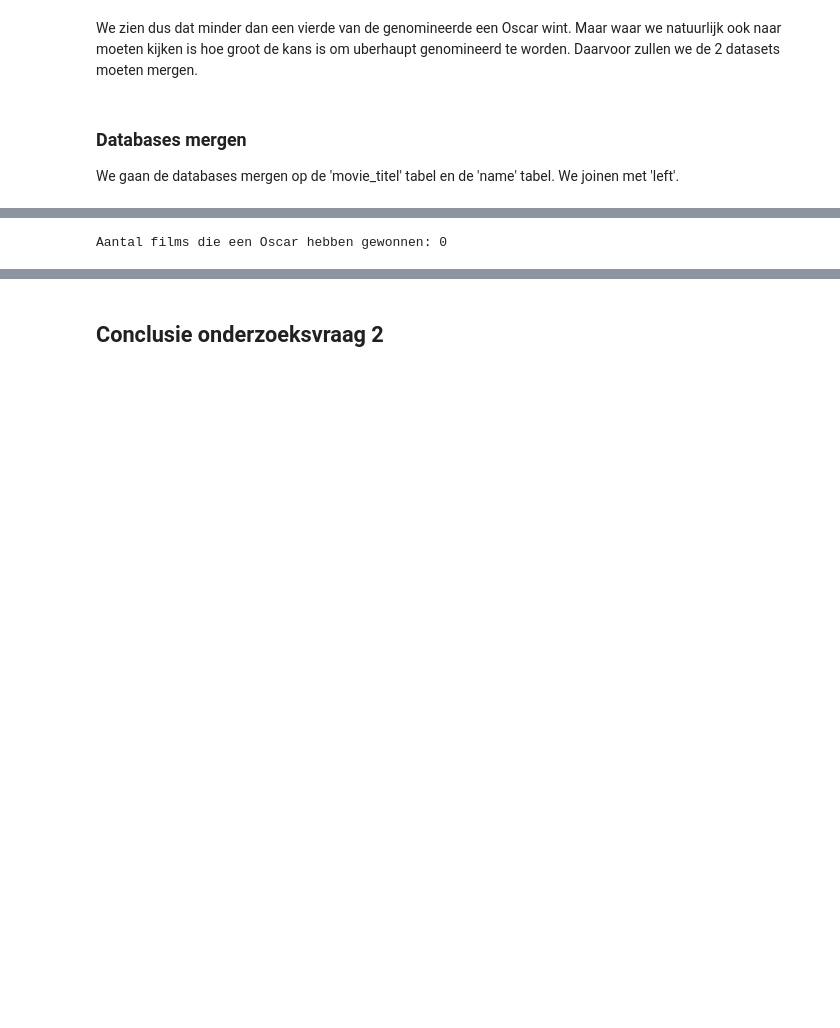
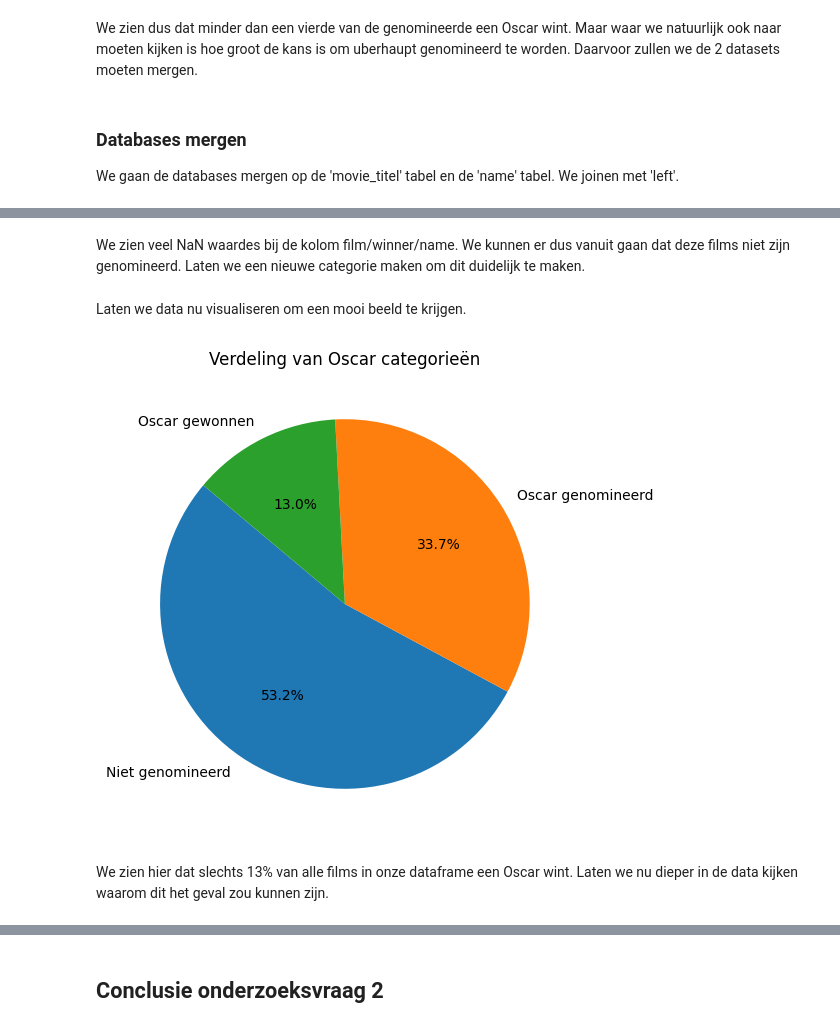
Before and after one commit to Pimdw/CM_CASUS, a Jupyter notebook: main.ipynb, the cells around one changed output, grey strips where cells are left out. Saved outputs shown, nothing was run; the diff lists cells and outputs as text; code cells hidden in the pictures; blank space fills up the shorter version.

Commit message:
alles compleet

```diff
--- a/main.ipynb
+++ b/main.ipynb
@@ -891,3 +892,12 @@ We zien dus dat minder dan een vierde van de genomineerde een Oscar wint. Maar w
 ### Databases mergen
 
 We gaan de databases mergen op de 'movie_titel' tabel en de 'name' tabel. We joinen met 'left'.
+# %%
+# Zet de datatypes om naar strings
+
+dfr['movie_title'] = dfr['movie_title'].astype(str)
+oscar_db['film'] = oscar_db['film'].astype(str)
+
+# Normaliseer de data
+dfr['movie_title'] = dfr['movie_title'].str.strip().str.lower()
+oscar_db['film'] = oscar_db['film'].str.strip().str.lower()
@@ -894,5 +922,5 @@ We gaan de databases mergen op de 'movie_titel' tabel en de 'name' tabel. We joi
 # %%
-merged_df = pd.merge(dfr, odb, left_on='movie_title', right_on='name', how='left')
+merged_df = pd.merge(dfr, oscar_db, left_on='movie_title', right_on='film', how='left')
 # %%
 merged_df.sample(5)
 # %% [output]
@@ -905,8 +933,21 @@ merged_df.sample(5)
-# %%
-# Aantal films waarbij ze een oscar hebben gewonnen
-true_winners = merged_df['winner'].sum()
-
-# Resultaat afdrukken
-print(f"Aantal films die een Oscar hebben gewonnen: {true_winners}")
-# %% [output]
-Aantal films die een Oscar hebben gewonnen: 0
+# %% [markdown]
+We zien veel NaN waardes bij de kolom film/winner/name. We kunnen er dus vanuit gaan dat deze films niet zijn genomineerd. Laten we een nieuwe categorie maken om dit duidelijk te maken.
+# %%
+# Voeg een nieuwe kolom toe voor de categorieën
+merged_df['categorie'] = merged_df['winner'].apply(
+    lambda x: 'Oscar gewonnen' if x == True else ('Oscar genomineerd' if x == False else 'Niet genomineerd')
+)
+# %% [markdown]
+Laten we data nu visualiseren om een mooi beeld te krijgen.
+# %%
+# Data visualiseren
+categorie_counts = merged_df['categorie'].value_counts()
+
+plt.figure(figsize=(8, 6))
+plt.pie(categorie_counts, labels=categorie_counts.index, autopct='%1.1f%%', startangle=140)
+plt.title('Verdeling van Oscar categorieën')
+plt.show()
+# %% [output]
+[figure, added]
+# %% [markdown]
+We zien hier dat slechts 13% van alle films in onze dataframe een Oscar wint. Laten we nu dieper in de data kijken waarom dit het geval zou kunnen zijn.
```
Also changed, not shown: parts of 35 cells of this notebook.
